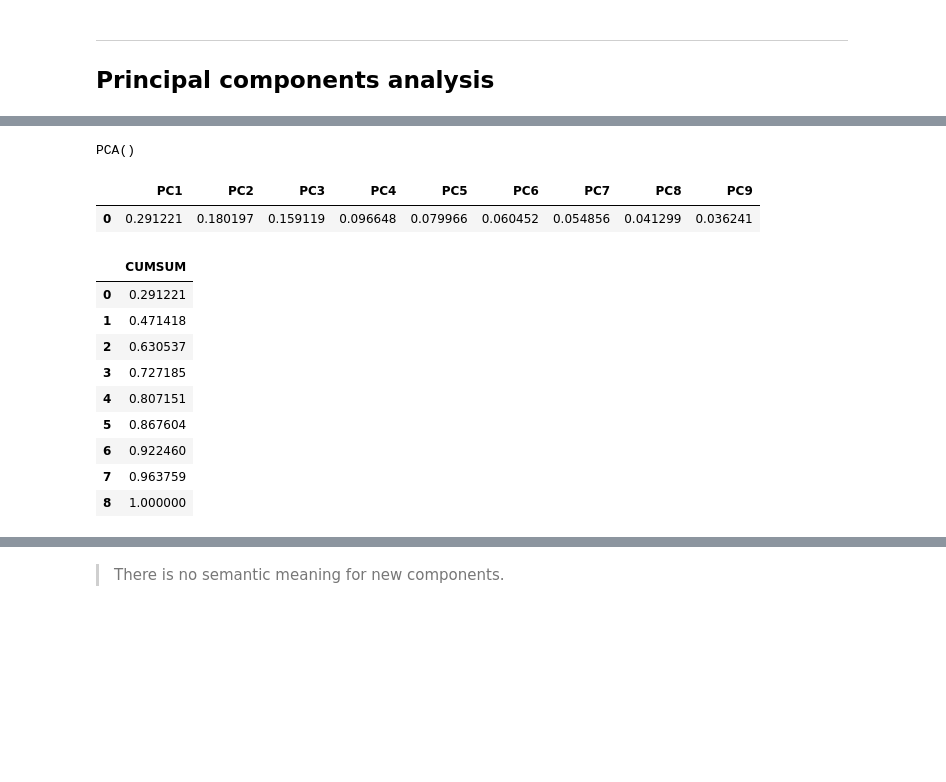
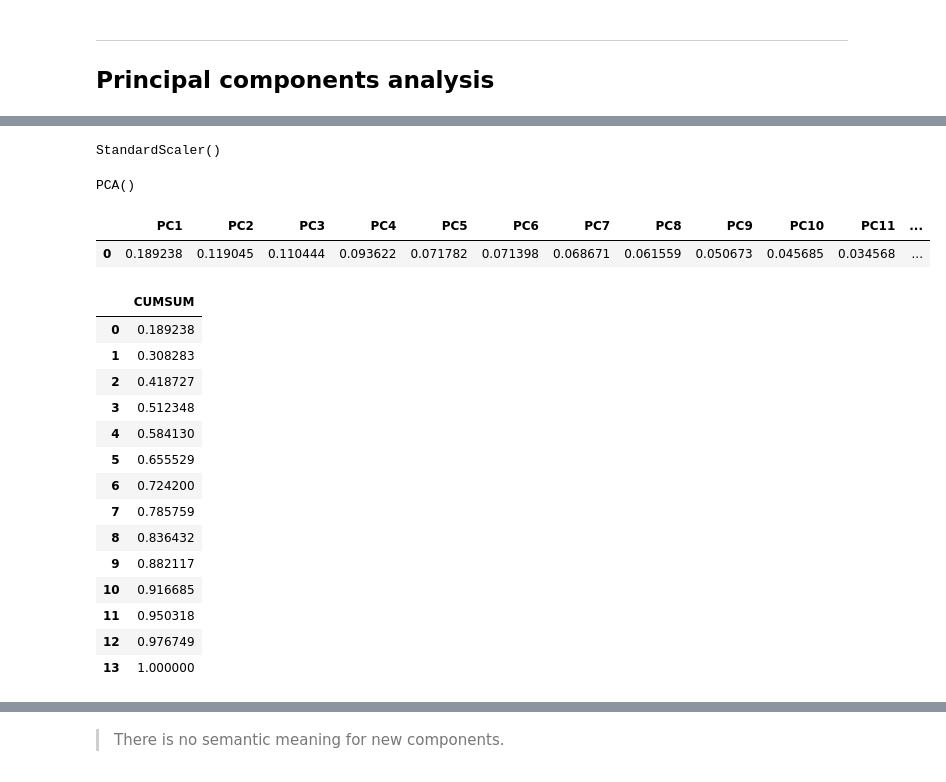
Before and after one commit to FedericoCantarelli/Customer-Satisfaction-Yojo, a Jupyter notebook: notebooks/2.1-fc-PCA.ipynb, the cells around one changed output, grey strips where cells are left out. Saved outputs shown, nothing was run; the diff lists cells and outputs as text; code cells hidden in the pictures; blank space fills up the shorter version.

```diff
--- a/notebooks/2.1-fc-PCA.ipynb
+++ b/notebooks/2.1-fc-PCA.ipynb
@@ -28,5 +28,6 @@ import pandas as pd
 import matplotlib.pyplot as plt
 import numpy as np
 # %%
-df = pd.read_csv('../data/interim/model_cleaned.csv', index_col=0)
+df = pd.read_csv('../data/processed/final.csv', index_col=0)
 df.head()
+df_for_pca = df.iloc[:,:-1]
@@ -112,6 +41,13 @@ df_scaled
+# %%
+scaler = StandardScaler()
+scaler.fit(df_for_pca)
+# %% [output]
+StandardScaler()
+# %%
+df_pca_scaled = scaler.transform(df_for_pca)
 # %%
 pca = PCA()
-pca.fit(df_scaled)
+pca.fit(df_pca_scaled)
 # %% [output]
 PCA()
 # %%
@@ -119,10 +55,10 @@ df_pca = pd.DataFrame(pca.transform(df_scaled))
 # %%
 explained_var=pd.DataFrame(pca.explained_variance_ratio_).transpose()
-explained_var.columns = ['PC1','PC2','PC3','PC4','PC5','PC6', 'PC7', 'PC8', 'PC9']
+explained_var.columns = ['PC1','PC2','PC3','PC4','PC5','PC6', 'PC7', 'PC8', 'PC9', 'PC10', 'PC11', 'PC12', 'PC13', 'PC14']
 explained_var
 # %% [output]
-|  | PC1 | PC2 | PC3 | PC4 | PC5 | PC6 | PC7 | PC8 | PC9 |
-| 0 | 0.291221 | 0.180197 | 0.159119 | 0.096648 | 0.079966 | 0.060452 | 0.054856 | 0.041299 | 0.036241 |
+|  | PC1 | PC2 | PC3 | PC4 | PC5 | PC6 | PC7 | PC8 | PC9 | PC10 | PC11 | ... |
+| 0 | 0.189238 | 0.119045 | 0.110444 | 0.093622 | 0.071782 | 0.071398 | 0.068671 | 0.061559 | 0.050673 | 0.045685 | 0.034568 | ... |
 # %%
 cum_explained_var=np.cumsum(pca.explained_variance_ratio_)
 cum_explained_var = pd.DataFrame(cum_explained_var)
@@ -130,15 +66,20 @@ cum_explained_var.columns = ['CUMSUM']
 cum_explained_var
 # %% [output]
 |  | CUMSUM |
-| 0 | 0.291221 |
-| 1 | 0.471418 |
-| 2 | 0.630537 |
-| 3 | 0.727185 |
-| 4 | 0.807151 |
-| 5 | 0.867604 |
-| 6 | 0.922460 |
-| 7 | 0.963759 |
-| 8 | 1.000000 |
+| 0 | 0.189238 |
+| 1 | 0.308283 |
+| 2 | 0.418727 |
+| 3 | 0.512348 |
+| 4 | 0.584130 |
+| 5 | 0.655529 |
+| 6 | 0.724200 |
+| 7 | 0.785759 |
+| 8 | 0.836432 |
+| 9 | 0.882117 |
+| 10 | 0.916685 |
+| 11 | 0.950318 |
+| 12 | 0.976749 |
+| 13 | 1.000000 |
 # %%
 sns.set_style('white')
 ax = sns.barplot(data=explained_var, palette = 'viridis')
```
Also changed, not shown: parts of 15 cells of this notebook, 2 other files.
